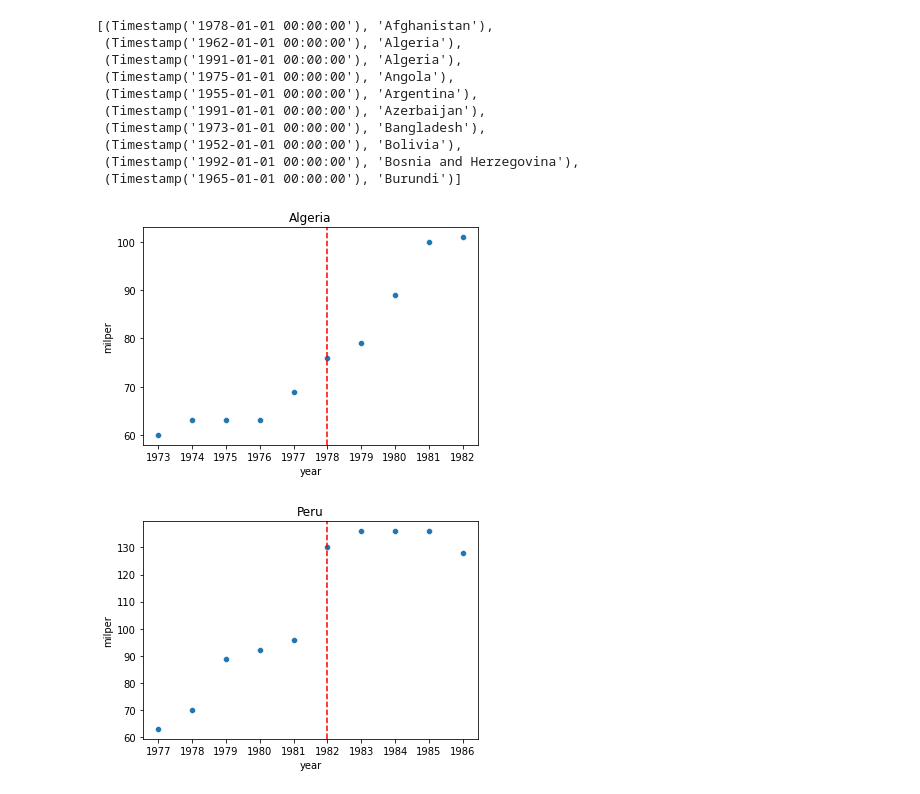
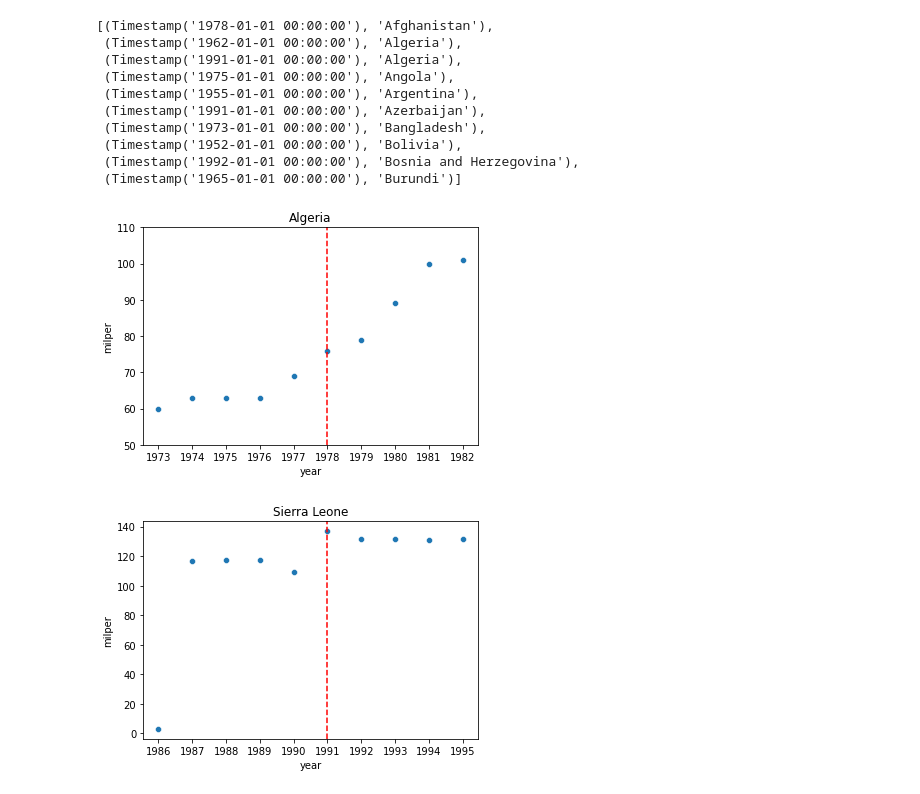
Before and after one commit to epfl-ada/ada-2020-project-milestone-p3-p3_cadastrophe, a Jupyter notebook: Data_Exploration.ipynb, the cells around one changed output. Cells and saved outputs as stored; diff of their text form; code cells hidden in the pictures.

Commit message:
added ylim arg for onset viz

```diff
--- a/Data_Exploration.ipynb
+++ b/Data_Exploration.ipynb
@@ -685,7 +685,7 @@ onsets[:10]
  (Timestamp('1965-01-01 00:00:00'), 'Burundi')]
 # %%
 import seaborn as sns
-def display_onset_effect(df, country, onset_date, feat, t_win=3, geodata=geodata):
+def display_onset_effect(df, country, onset_date, feat, t_win=3, ylim=[]):
     onset_date = np.datetime64(onset_date)
     start = onset_date - np.timedelta64(365*t_win+1, 'D')
     end = onset_date + np.timedelta64(365*t_win, 'D')
@@ -693,12 +693,15 @@ def display_onset_effect(df, country, onset_date, feat, t_win=3, geodata=geodata
     sns.scatterplot(data=tmp,x="year",y='milper')
     plt.title(country)
     plt.axvline(x=onset_date, c='r', ls="--")
+
+    if len(ylim) != 0:
+        plt.ylim(ylim)
 # %%
-display_onset_effect(sambanis, "Algeria", "1978-01-01", 'milper', 5)
+display_onset_effect(sambanis, "Algeria", "1978-01-01", 'milper', 5, [50,110])
 # %% [output]
-[figure, old version]
+[figure, new version]
 # %%
 rand_onset = onsets[np.random.randint(0,len(onsets),1)[0]]
 display_onset_effect(sambanis, rand_onset[1], rand_onset[0], 'milper', 5)
 # %% [output]
-[figure, old version]
+[figure, new version]
```
